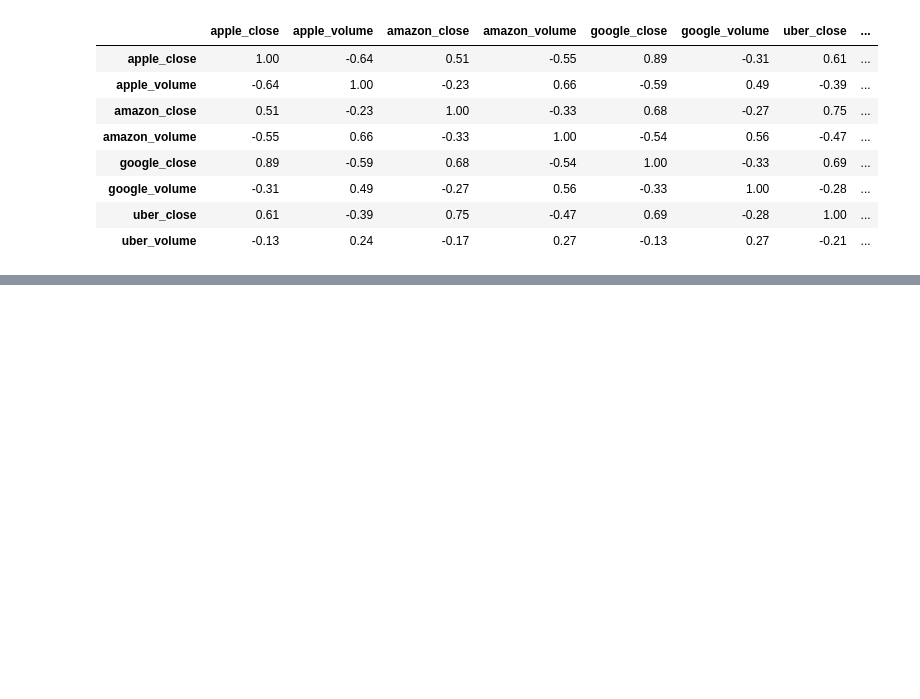
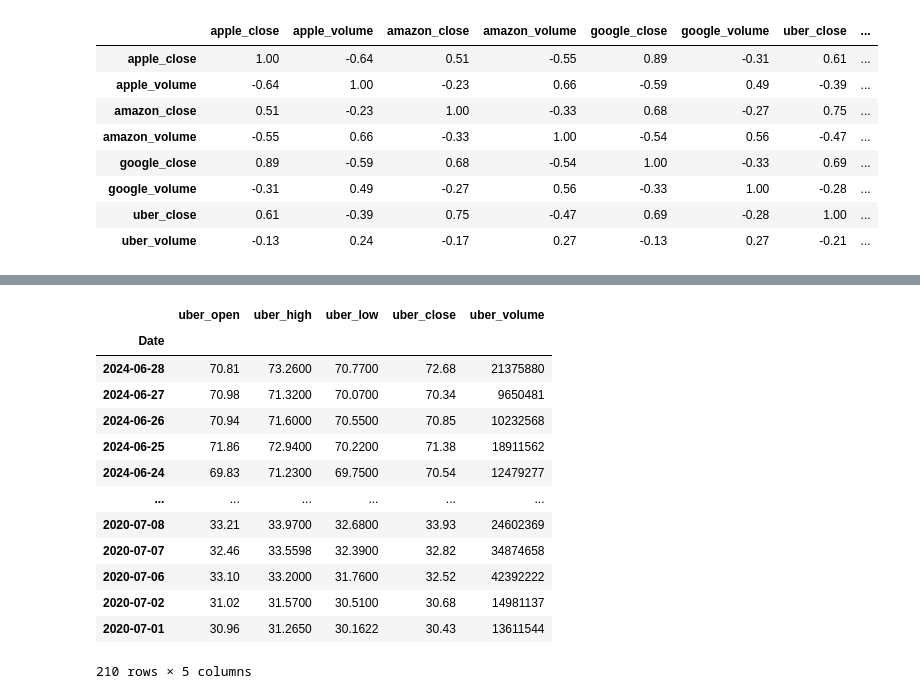
Before and after one commit to AleksandraJuras2000/Kurs_Udemi, a Jupyter notebook: 02_pandas/03_zapis_odczyt.ipynb, the cells around one changed output, grey strips where cells are left out. Cells and saved outputs as stored; diff of their text form; code cells hidden in the pictures; blank space fills up the shorter version.

```diff
--- a/02_pandas/03_zapis_odczyt.ipynb
+++ b/02_pandas/03_zapis_odczyt.ipynb
@@ -290,0 +343,18 @@ df[closes].corr()
+# %%
+uber_6_7 = pd.concat([uber_6, uber_7])
+uber_6_7
+# %% [output]
+|  | uber_open | uber_high | uber_low | uber_close | uber_volume |
+| Date |  |  |  |  |  |
+| 2024-06-28 | 70.81 | 73.2600 | 70.7700 | 72.68 | 21375880 |
+| 2024-06-27 | 70.98 | 71.3200 | 70.0700 | 70.34 | 9650481 |
+| 2024-06-26 | 70.94 | 71.6000 | 70.5500 | 70.85 | 10232568 |
+| 2024-06-25 | 71.86 | 72.9400 | 70.2200 | 71.38 | 18911562 |
+| 2024-06-24 | 69.83 | 71.2300 | 69.7500 | 70.54 | 12479277 |
+| ... | ... | ... | ... | ... | ... |
+| 2020-07-08 | 33.21 | 33.9700 | 32.6800 | 33.93 | 24602369 |
+| 2020-07-07 | 32.46 | 33.5598 | 32.3900 | 32.82 | 34874658 |
+| 2020-07-06 | 33.10 | 33.2000 | 31.7600 | 32.52 | 42392222 |
+| 2020-07-02 | 31.02 | 31.5700 | 30.5100 | 30.68 | 14981137 |
+| 2020-07-01 | 30.96 | 31.2650 | 30.1622 | 30.43 | 13611544 |
+210 rows × 5 columns
```
Also changed, not shown: parts of 5 cells of this notebook.
